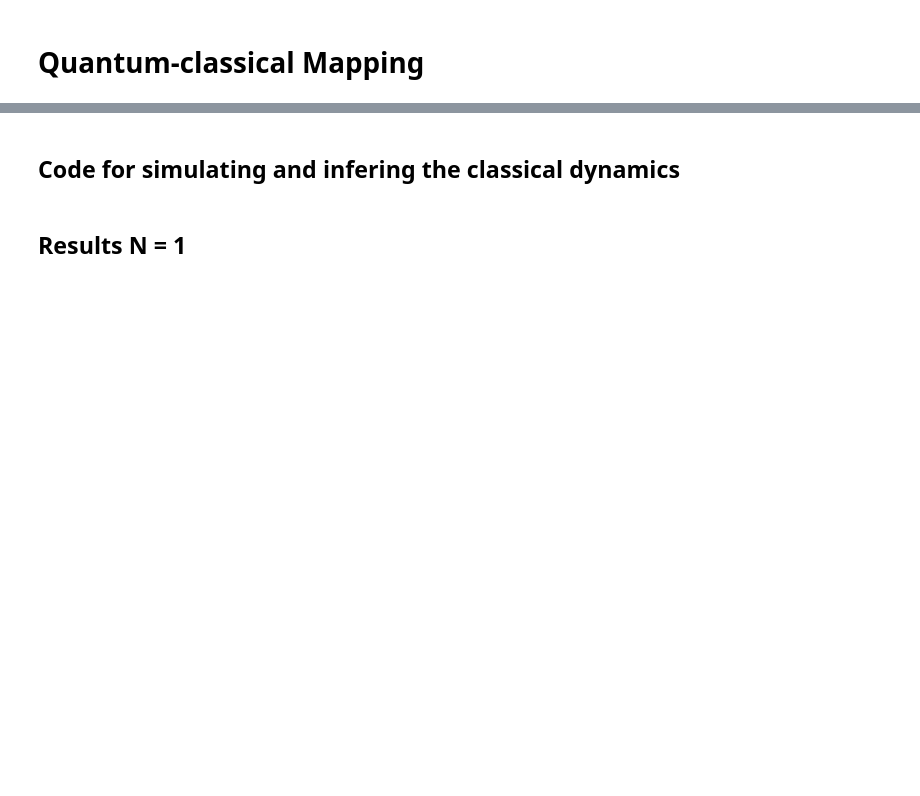
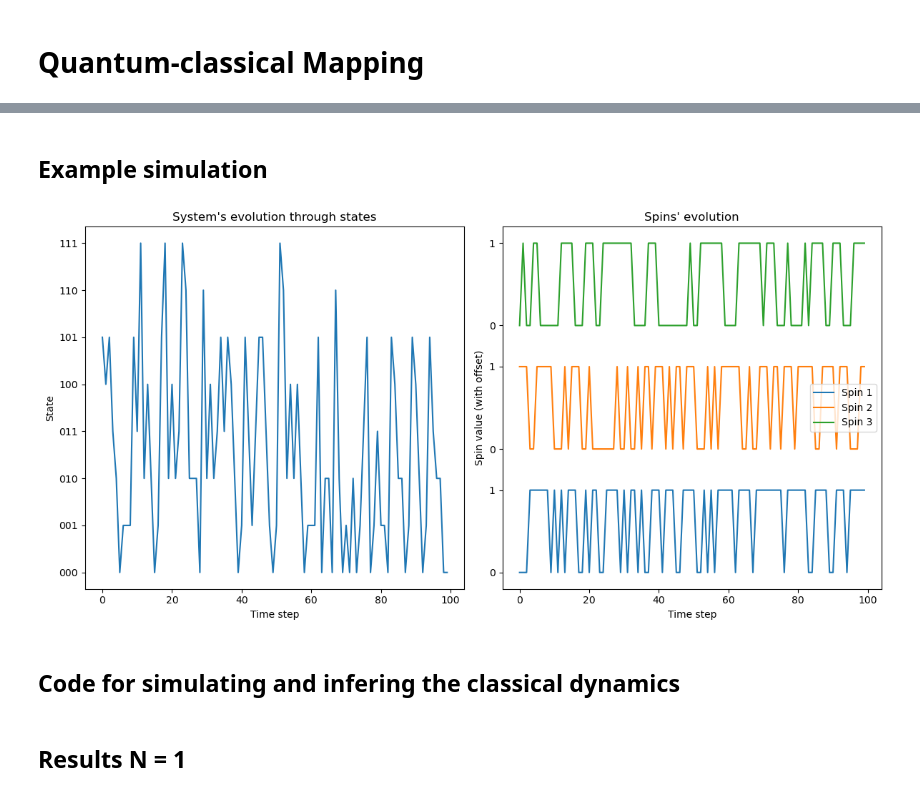
Before and after one commit to Victor-Alessandro/QBM-code, a Jupyter notebook: Quantum-Classical Mapping.ipynb, the cells around one changed output, grey strips where cells are left out. Drawn from its saved outputs; the diff is of its cells as text; code cells hidden in the pictures; blank space fills up the shorter version.

```diff
--- a/Quantum-Classical Mapping.ipynb
+++ b/Quantum-Classical Mapping.ipynb
@@ -15,0 +99,49 @@ import itertools
+# %%
+def plot_combined_dynamics(trajectory, n_spins):
+    fig, (ax1,ax2)= plt.subplots(1, 2, figsize=(12, 6))
+
+    # Plot for the system's evolution through states
+    states = [''.join(str(1 - (spin + 1) // 2) for spin in traj) for traj in trajectory]  # convert spins to binary
+    unique_states = sorted(set(states))
+    state_indices = [unique_states.index(state) for state in states]
+
+    ax1.plot(range(len(state_indices)), state_indices)
+    ax1.set_yticks(range(len(unique_states)))
+    ax1.set_yticklabels(unique_states)
+    ax1.set_title("System's evolution through states")
+    ax1.set_xlabel('Time step')
+    ax1.set_ylabel('State')
+
+    # Plot for the spins' evolution
+    offset_labels = []
+    y_ticks = []
+    for i in range(n_spins):
+        spin_trajectory = trajectory[:, i] + i * 3
+        ax2.plot(range(len(spin_trajectory)), spin_trajectory, label=f'Spin {i+1}')
+        offset_labels += ['0', '1']
+        y_ticks += [(i*3 - 1), (i*3 +1)]
+
+    ax2.set_title("Spins' evolution")
+    ax2.set_xlabel('Time step')
+    ax2.set_ylabel('Spin value (with offset)')
+    ax2.set_yticks(y_ticks)
+    ax2.set_yticklabels(offset_labels)
+    ax2.legend(loc='best')
+    ax2.plot()
+
+    plt.tight_layout()
+    plt.show()
+# %% [markdown]
+## Example simulation
+# %%
+# Initialize parameters
+n_spins = 3
+steps = 100
+w = np.random.normal(size=(n_spins, n_spins))
+h = np.random.normal(size=n_spins)
+J = np.random.normal(size=(n_spins, n_spins))
+
+trajectory = simulate_dynamics(w, J, h, steps, n_spins)
+plot_combined_dynamics(trajectory, n_spins)
+# %% [output]
+[figure, added]
```
Also changed, not shown: parts of 14 cells of this notebook.
